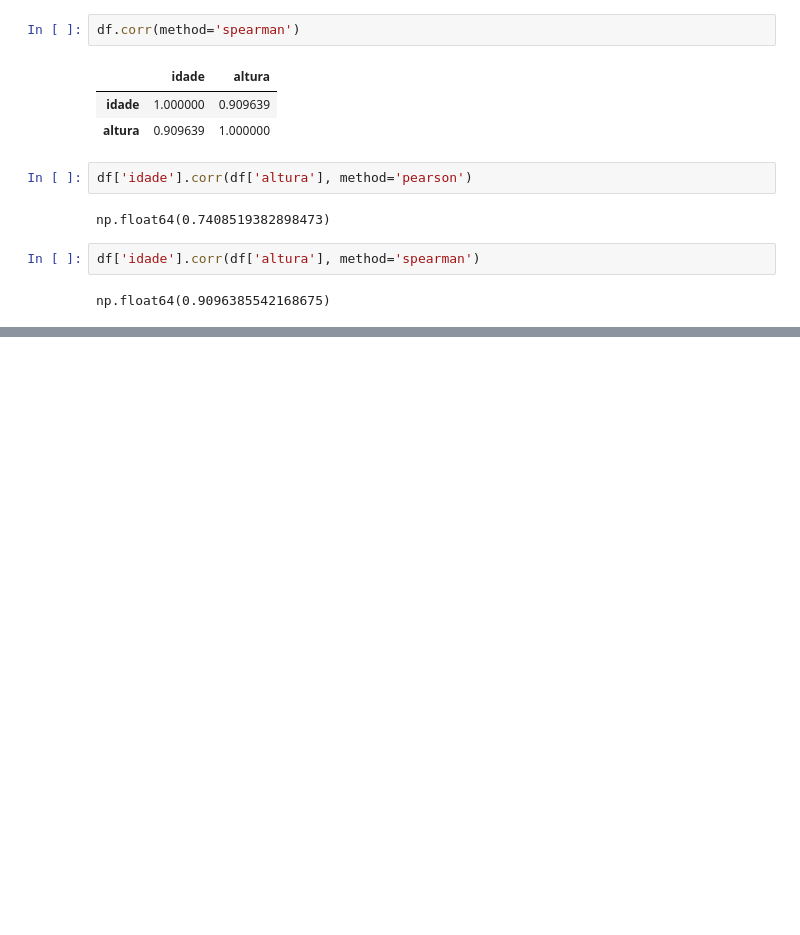
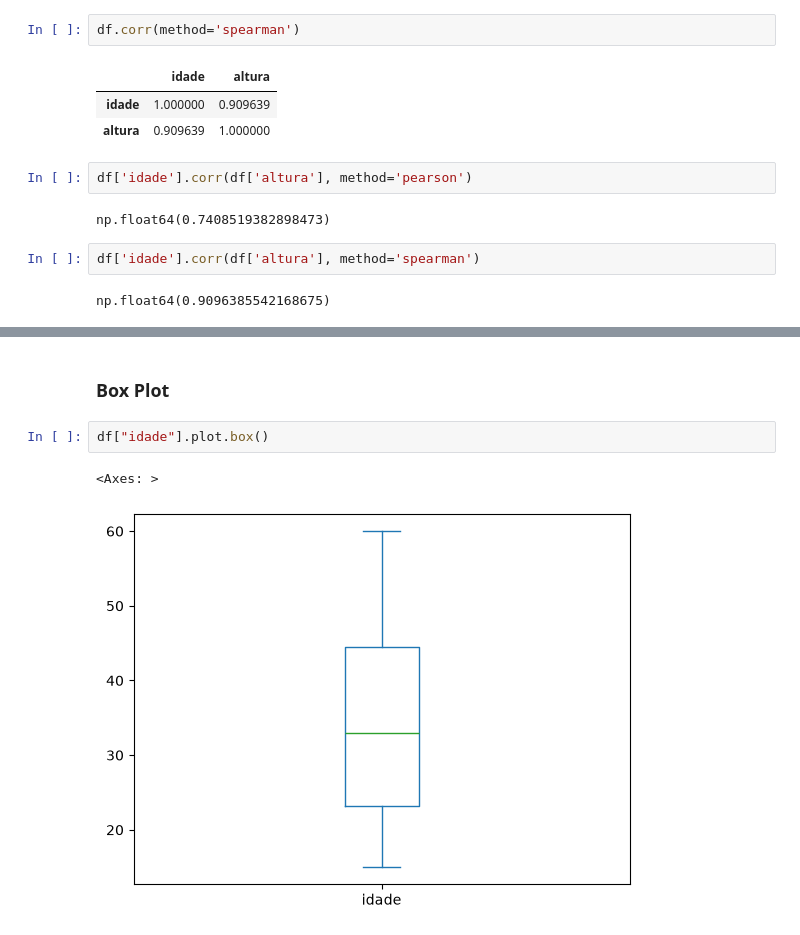
Before and after one commit to lucasmarques07/data-analyst-course, a Jupyter notebook: 7-estatistica/estatistica.ipynb, the cells around one changed output, grey strips where cells are left out. Drawn from its saved outputs; the diff is of its cells as text; blank space fills up the shorter version.

```diff
--- a/7-estatistica/estatistica.ipynb
+++ b/7-estatistica/estatistica.ipynb
@@ -158,0 +171,7 @@ np.float64(0.9096385542168675)
+# %% [markdown]
+### Box Plot
+# %%
+df["idade"].plot.box()
+# %% [output]
+<Axes: >
+[figure, added]
```
Also changed, not shown: parts of 13 cells of this notebook.
